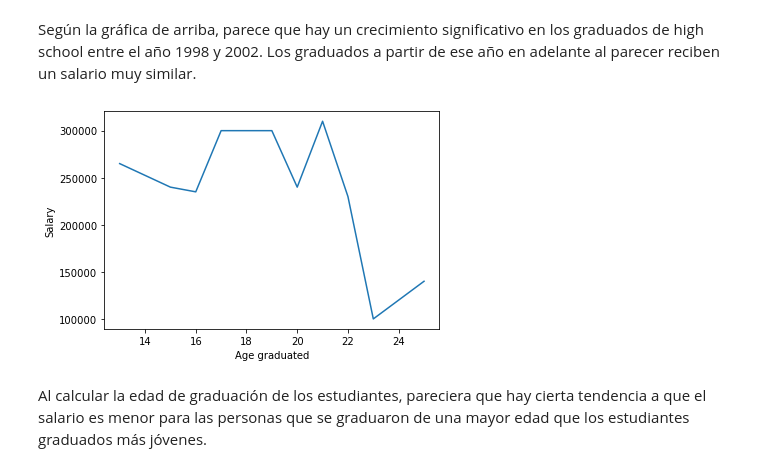
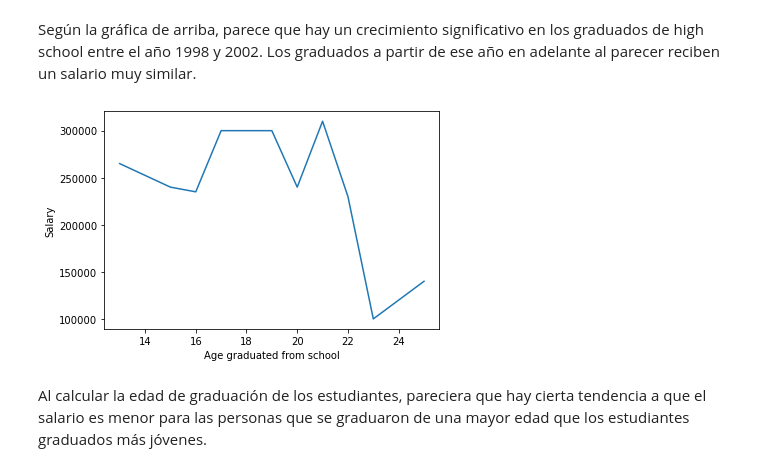
Before and after one commit to baybrian/Product_Dev_Proyecto1, a Jupyter notebook: Proyecto1_Data_analysis.ipynb, the cells around one changed output. Drawn from its saved outputs; the diff is of its cells as text; code cells hidden in the pictures.

```diff
--- a/Proyecto1_Data_analysis.ipynb
+++ b/Proyecto1_Data_analysis.ipynb
@@ -158,11 +202,11 @@ Según la gráfica de arriba, parece que hay un crecimiento significativo en los
 # %%
 df['Age_grad'] = df['12graduation'] - df['YOB'].astype('int')
 df.groupby('Age_grad')['Salary'].median().plot()
-plt.xlabel('Age graduated')
+plt.xlabel('Age graduated from school')
 plt.ylabel('Salary')
 plt.show()
 # %% [output]
-[figure, old version]
+[figure, new version]
 # %% [markdown]
 Al calcular la edad de graduación de los estudiantes, pareciera que hay cierta tendencia a que el salario es menor para las personas que se graduaron de una mayor edad que los estudiantes graduados más jóvenes.
 # %%
```
Also changed, not shown: parts of 16 cells of this notebook, 13 other files.
